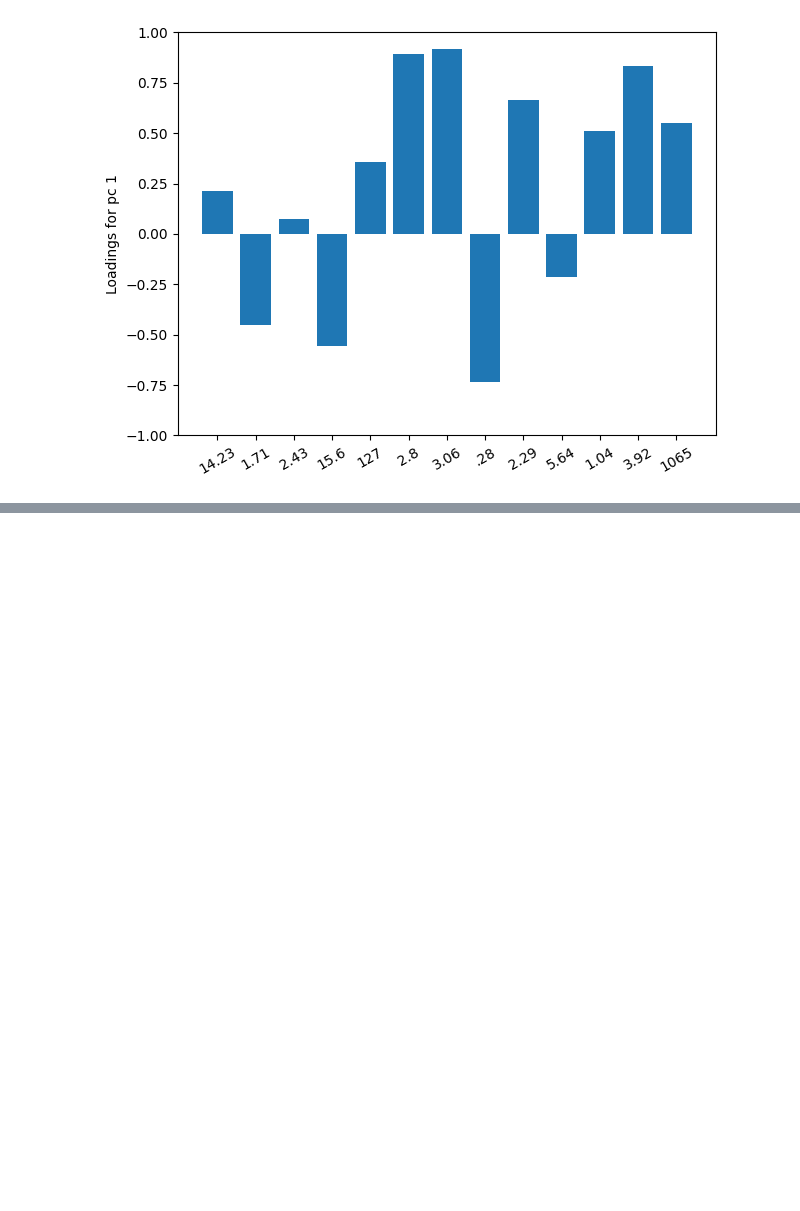
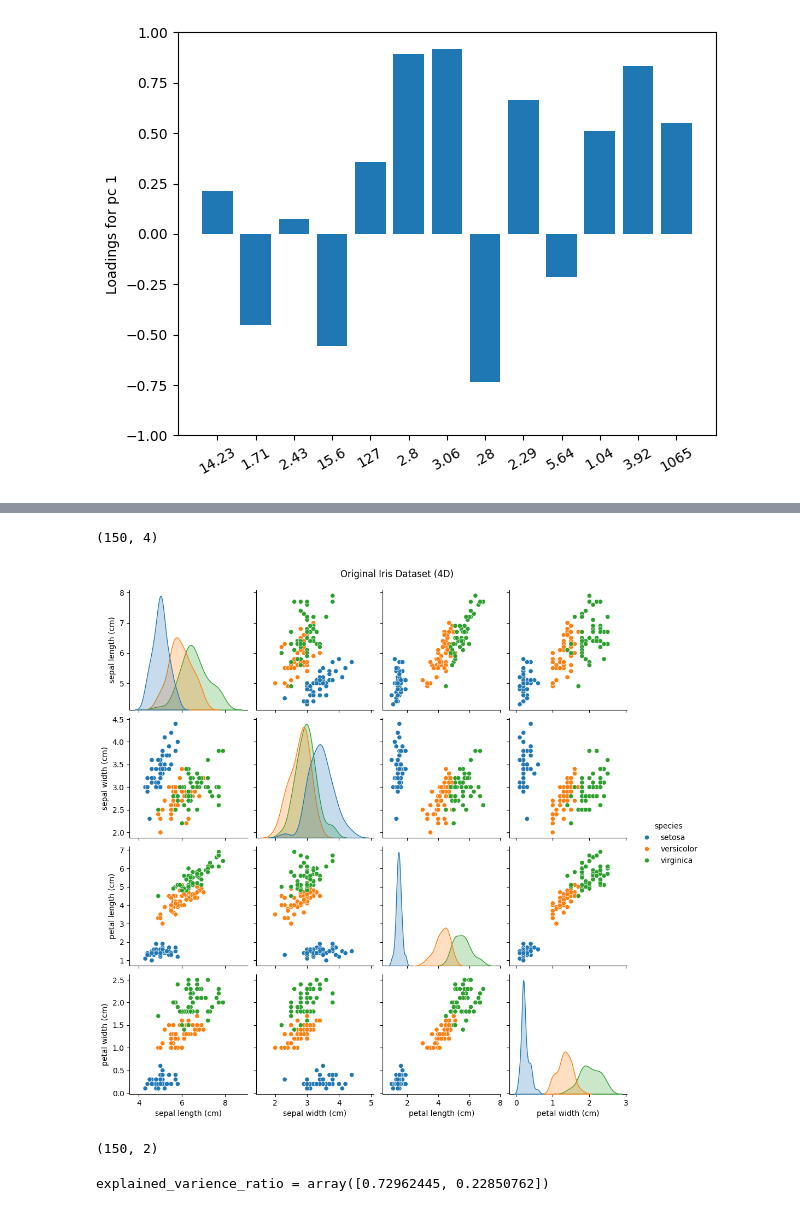
Before and after one commit to sntoshsah/ML-DL_codeBook, a Jupyter notebook: Chapter_5/PCA using scikit learn PCA class.ipynb, the cells around one changed output, grey strips where cells are left out. Drawn from its saved outputs; the diff is of its cells as text; code cells hidden in the pictures; blank space fills up the shorter version.

```diff
--- a/Chapter_5/PCA using scikit learn PCA class.ipynb
+++ b/Chapter_5/PCA using scikit learn PCA class.ipynb
@@ -170,0 +188,20 @@ plt.show()
+# %%
+# Load the Iris Dataset
+iris = load_iris()
+X = iris.data
+y = iris.target
+# %%
+X.shape
+# %% [output]
+(150, 4)
+# %%
+# Plotting original iris dataset
+df = pd.DataFrame(X, columns=iris.feature_names)
+df['species'] = pd.Categorical.from_codes(y, iris.target_names)
+
+# Plot the original dataset using pair plots
+sns.pairplot(df, hue='species')
+plt.suptitle('Original Iris Dataset (4D)', y=1.02)
+plt.show()
+# %% [output]
+[figure, added]
@@ -170,0 +216,10 @@ plt.show()
+# %%
+x_pca.shape
+# %% [output]
+(150, 2)
+# %%
+# Explained Varience ratio
+explained_varience_ratio = pca.explained_variance_ratio_
+print(f"{explained_varience_ratio = } ")
+# %% [output]
+explained_varience_ratio = array([0.72962445, 0.22850762])
```
Also changed, not shown: parts of 6 cells of this notebook, 2 other files.
